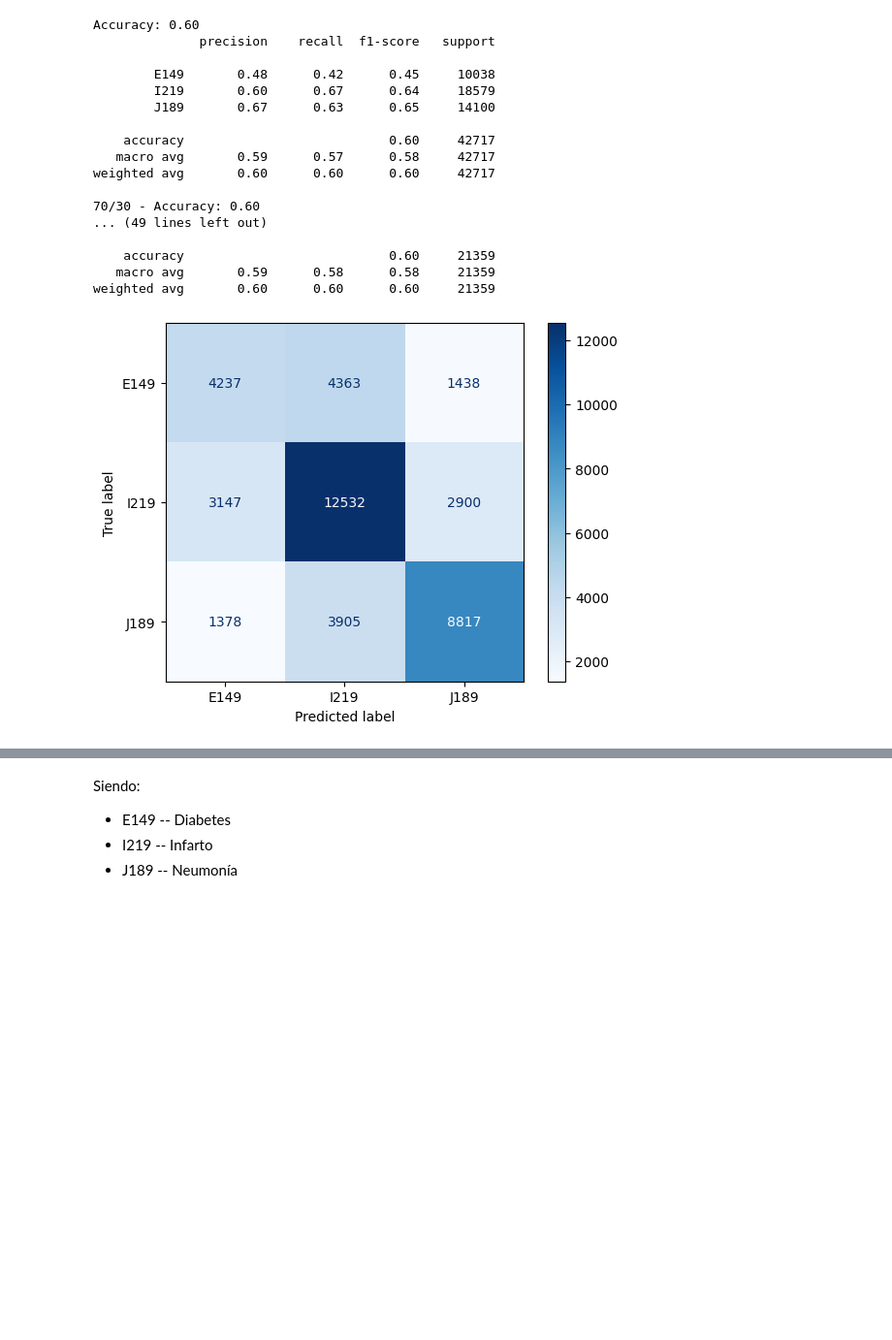
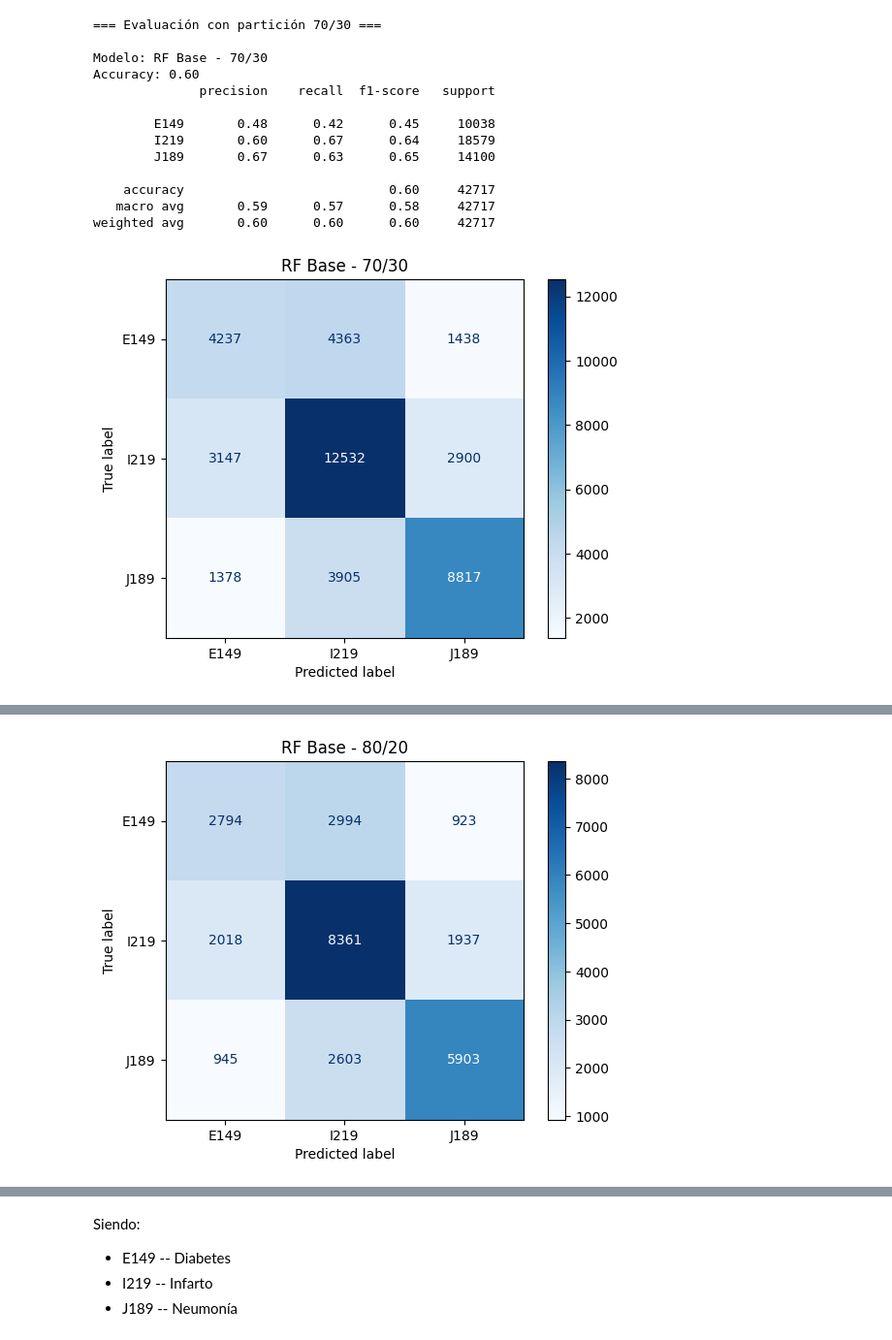
Before and after one commit to michellemej22596/Proyecto3-MineriadeDatos, a Jupyter notebook: Algoritmos y Modelos/RandomForest.ipynb, the cells around one changed output, grey strips where cells are left out. Shown at 97% size. Cells and saved outputs as stored; diff of their text form; code cells hidden in the pictures; blank space fills up the shorter version.

Commit message:
Feat: Inciso 6 para random forest

```diff
--- a/Algoritmos y Modelos/RandomForest.ipynb
+++ b/Algoritmos y Modelos/RandomForest.ipynb
@@ -1,9 +1,12 @@
 # %%
+# Clasificación de causa de muerte con Random Forest
+
 import pandas as pd
 from sklearn.model_selection import train_test_split
 from sklearn.preprocessing import LabelEncoder, StandardScaler
 from sklearn.ensemble import RandomForestClassifier
-from sklearn.metrics import classification_report, accuracy_score
+from sklearn.metrics import classification_report, accuracy_score, confusion_matrix, ConfusionMatrixDisplay
+import matplotlib.pyplot as plt
 
 # 1. Cargar el dataset
 df = pd.read_csv("defunciones_filtradas.csv")
@@ -21,65 +24,69 @@ X = pd.get_dummies(X)
 # Rellenar NaNs con 0
 X = X.fillna(0)
 
 # Codificar la columna objetivo
 le = LabelEncoder()
 y_encoded = le.fit_transform(y)
 
-# Escalar variables (opcional para RandomForest, pero puedes dejarlo si ya lo tienes hecho)
+# Escalar variables (opcional para RandomForest, pero incluido por consistencia)
 scaler = StandardScaler()
 X_scaled = scaler.fit_transform(X)
 
-def entrenar_random_forest(X_train, X_test, y_train, y_test):
-    modelo = RandomForestClassifier(n_estimators=100, random_state=42)
+# Función para mostrar matriz de confusión
+def mostrar_matriz_confusion(y_test, y_pred, clases, titulo):
+    cm = confusion_matrix(y_test, y_pred)
+    disp = ConfusionMatrixDisplay(confusion_matrix=cm, display_labels=clases)
+    disp.plot(cmap='Blues', values_format='d')
+    plt.title(titulo)
+    plt.show()
+
+# Función para entrenar y evaluar el modelo
+
+def entrenar_random_forest(X_train, X_test, y_train, y_test, params, titulo):
+    modelo = RandomForestClassifier(**params, random_state=42)
     modelo.fit(X_train, y_train)
     y_pred = modelo.predict(X_test)
     acc = accuracy_score(y_test, y_pred)
     report = classification_report(y_test, y_pred, target_names=le.classes_)
+    print(f"\nModelo: {titulo}")
     print(f"Accuracy: {acc:.2f}")
     print(report)
-    mostrar_matriz_confusion(y_test, y_pred, le.classes_)
-    return acc, report
+    mostrar_matriz_confusion(y_test, y_pred, le.classes_, titulo)
+    return acc
 
-from sklearn.metrics import confusion_matrix, ConfusionMatrixDisplay
+# Modelos con distintos hiperparámetros
+modelos = {
+    "RF Base": {"n_estimators": 100},
+    "RF Profundidad Lim: 5": {"n_estimators": 100, "max_depth": 5},
+    "RF Estimadores Altos": {"n_estimators": 300, "max_depth": 10}
+}
 
-def mostrar_matriz_confusion(y_test, y_pred, clases):
-    cm = confusion_matrix(y_test, y_pred)
-    disp = ConfusionMatrixDisplay(confusion_matrix=cm, display_labels=clases)
-    disp.plot(cmap='Blues', values_format='d')
+# Divisiones de datos
+splits = {
+    "70/30": 0.30,
+    "80/20": 0.20,
+    "85/15": 0.15
+}
 
-# 5. Partición 70/30
-X_train_70, X_test_70, y_train_70, y_test_70 = train_test_split(X_scaled, y_encoded, test_size=0.30, random_state=42)
-acc_70, report_70 = entrenar_random_forest(X_train_70, X_test_70, y_train_70, y_test_70)
-print(f"70/30 - Accuracy: {acc_70:.2f}")
-print(report_70)
-
-# 6. Partición 80/20
-X_train_80, X_test_80, y_train_80, y_test_80 = train_test_split(X_scaled, y_encoded, test_size=0.20, random_state=42)
-acc_80, report_80 = entrenar_random_forest(X_train_80, X_test_80, y_train_80, y_test_80)
-print(f"80/20 - Accuracy: {acc_80:.2f}")
-print(report_80)
-
-# 7. Partición 85/15
-X_train_85, X_test_85, y_train_85, y_test_85 = train_test_split(X_scaled, y_encoded, test_size=0.15, random_state=42)
-acc_85, report_85 = entrenar_random_forest(X_train_85, X_test_85, y_train_85, y_test_85)
-print(f"85/15 - Accuracy: {acc_85:.2f}")
-print(report_85)
+# Evaluar todos los modelos con todas las divisiones
+for nombre_split, test_size in splits.items():
+    print(f"\n=== Evaluación con partición {nombre_split} ===")
+    X_train, X_test, y_train, y_test = train_test_split(X_scaled, y_encoded, test_size=test_size, random_state=42)
+    for nombre_modelo, params in modelos.items():
+        titulo = f"{nombre_modelo} - {nombre_split}"
+        entrenar_random_forest(X_train, X_test, y_train, y_test, params, titulo)
 # %% [output]
+=== Evaluación con partición 70/30 ===
+
+Modelo: RF Base - 70/30
 Accuracy: 0.60
               precision    recall  f1-score   support
 
         E149       0.48      0.42      0.45     10038
         I219       0.60      0.67      0.64     18579
         J189       0.67      0.63      0.65     14100
 
     accuracy                           0.60     42717
    macro avg       0.59      0.57      0.58     42717
 weighted avg       0.60      0.60      0.60     42717
-
-70/30 - Accuracy: 0.60
-... (49 lines left out)
-
-    accuracy                           0.60     21359
-   macro avg       0.59      0.58      0.58     21359
-weighted avg       0.60      0.60      0.60     21359
-[figure, old version]
+[figure, new version]
@@ -87,0 +130 @@ weighted avg       0.60      0.60      0.60     21359
+[figure, added]
```
Also changed, not shown: parts of 1 cell of this notebook, 1 other file.
